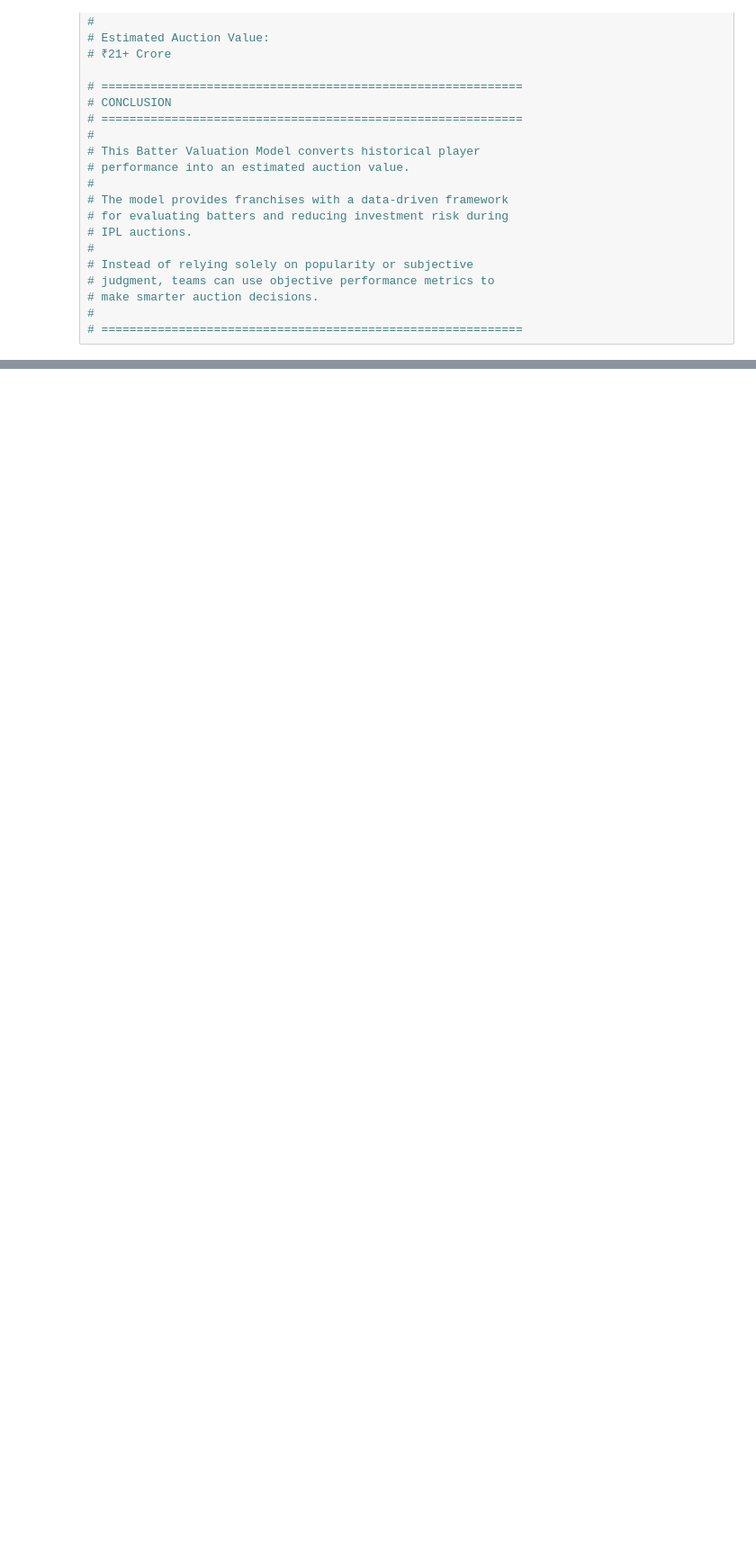
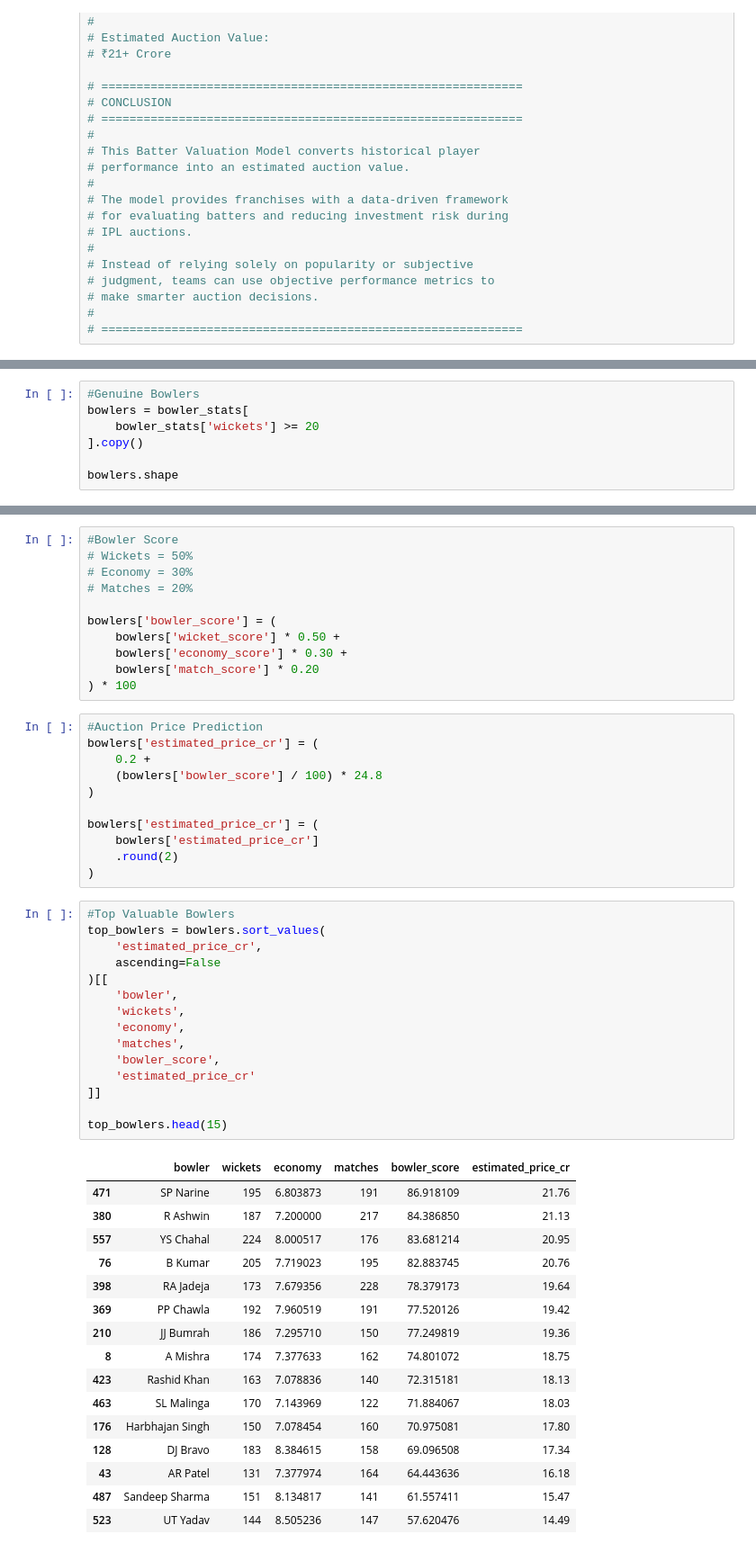
Before and after one commit to aryandhiman01/DataScience_ST, a Jupyter notebook: IPL_Task.ipynb, the cells around one changed output, grey strips where cells are left out. Shown at 90% size. Saved outputs shown, nothing was run; the diff lists cells and outputs as text; blank space fills up the shorter version.

```diff
--- a/IPL_Task.ipynb
+++ b/IPL_Task.ipynb
@@ -768,0 +860,7 @@ top_batters.head(15)
+# %%
+#Genuine Bowlers
+bowlers = bowler_stats[
+    bowler_stats['wickets'] >= 20
+].copy()
+
+bowlers.shape
@@ -768,0 +918,54 @@ top_batters.head(15)
+# %%
+#Bowler Score
+# Wickets = 50%
+# Economy = 30%
+# Matches = 20%
+
+bowlers['bowler_score'] = (
+    bowlers['wicket_score'] * 0.50 +
+    bowlers['economy_score'] * 0.30 +
+    bowlers['match_score'] * 0.20
+) * 100
+# %%
+#Auction Price Prediction
+bowlers['estimated_price_cr'] = (
+    0.2 +
+    (bowlers['bowler_score'] / 100) * 24.8
+)
+
+bowlers['estimated_price_cr'] = (
+    bowlers['estimated_price_cr']
+    .round(2)
+)
+# %%
+#Top Valuable Bowlers
+top_bowlers = bowlers.sort_values(
+    'estimated_price_cr',
+    ascending=False
+)[[
+    'bowler',
+    'wickets',
+    'economy',
+    'matches',
+    'bowler_score',
+    'estimated_price_cr'
+]]
+
+top_bowlers.head(15)
+# %% [output]
+|  | bowler | wickets | economy | matches | bowler_score | estimated_price_cr |
+| 471 | SP Narine | 195 | 6.803873 | 191 | 86.918109 | 21.76 |
+| 380 | R Ashwin | 187 | 7.200000 | 217 | 84.386850 | 21.13 |
+| 557 | YS Chahal | 224 | 8.000517 | 176 | 83.681214 | 20.95 |
+| 76 | B Kumar | 205 | 7.719023 | 195 | 82.883745 | 20.76 |
+| 398 | RA Jadeja | 173 | 7.679356 | 228 | 78.379173 | 19.64 |
+| 369 | PP Chawla | 192 | 7.960519 | 191 | 77.520126 | 19.42 |
+| 210 | JJ Bumrah | 186 | 7.295710 | 150 | 77.249819 | 19.36 |
+| 8 | A Mishra | 174 | 7.377633 | 162 | 74.801072 | 18.75 |
+| 423 | Rashid Khan | 163 | 7.078836 | 140 | 72.315181 | 18.13 |
+| 463 | SL Malinga | 170 | 7.143969 | 122 | 71.884067 | 18.03 |
+| 176 | Harbhajan Singh | 150 | 7.078454 | 160 | 70.975081 | 17.80 |
+| 128 | DJ Bravo | 183 | 8.384615 | 158 | 69.096508 | 17.34 |
+| 43 | AR Patel | 131 | 7.377974 | 164 | 64.443636 | 16.18 |
+| 487 | Sandeep Sharma | 151 | 8.134817 | 141 | 61.557411 | 15.47 |
+| 523 | UT Yadav | 144 | 8.505236 | 147 | 57.620476 | 14.49 |
```
Also changed, not shown: parts of 9 cells of this notebook.
